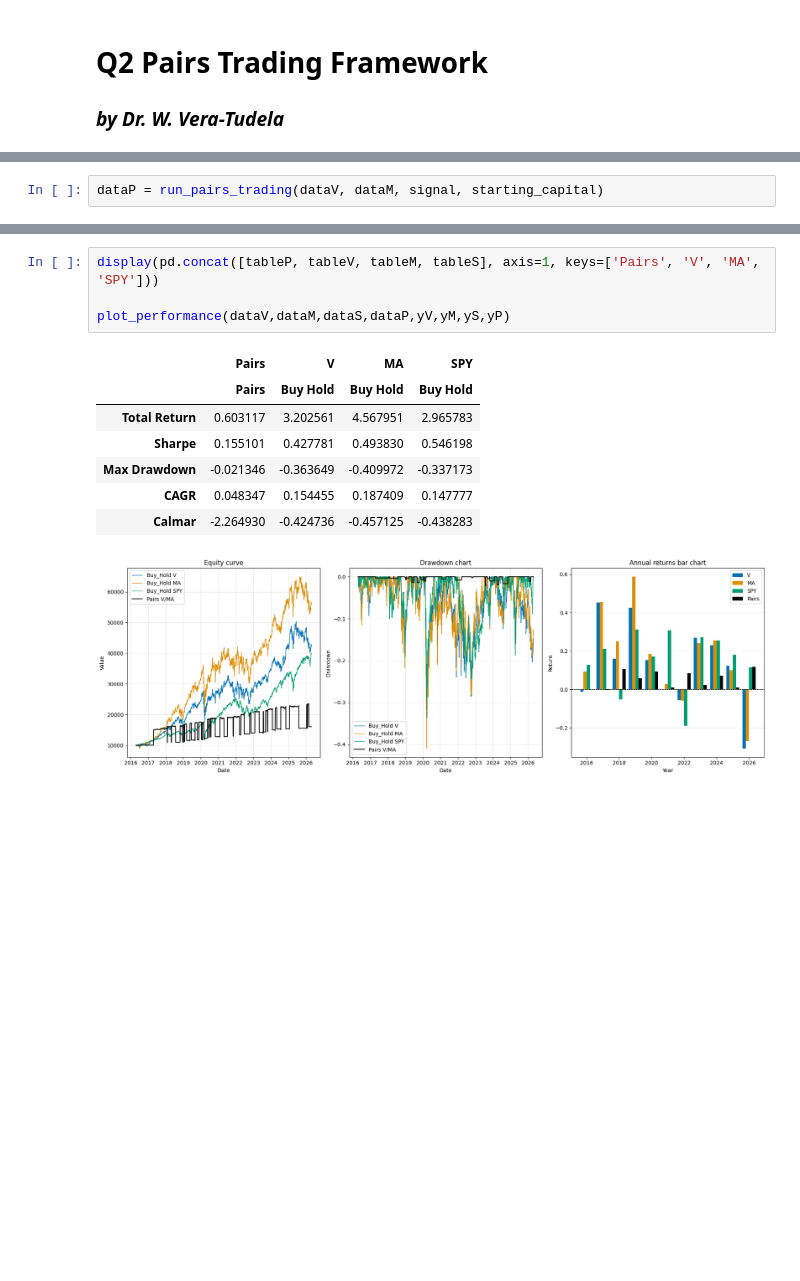
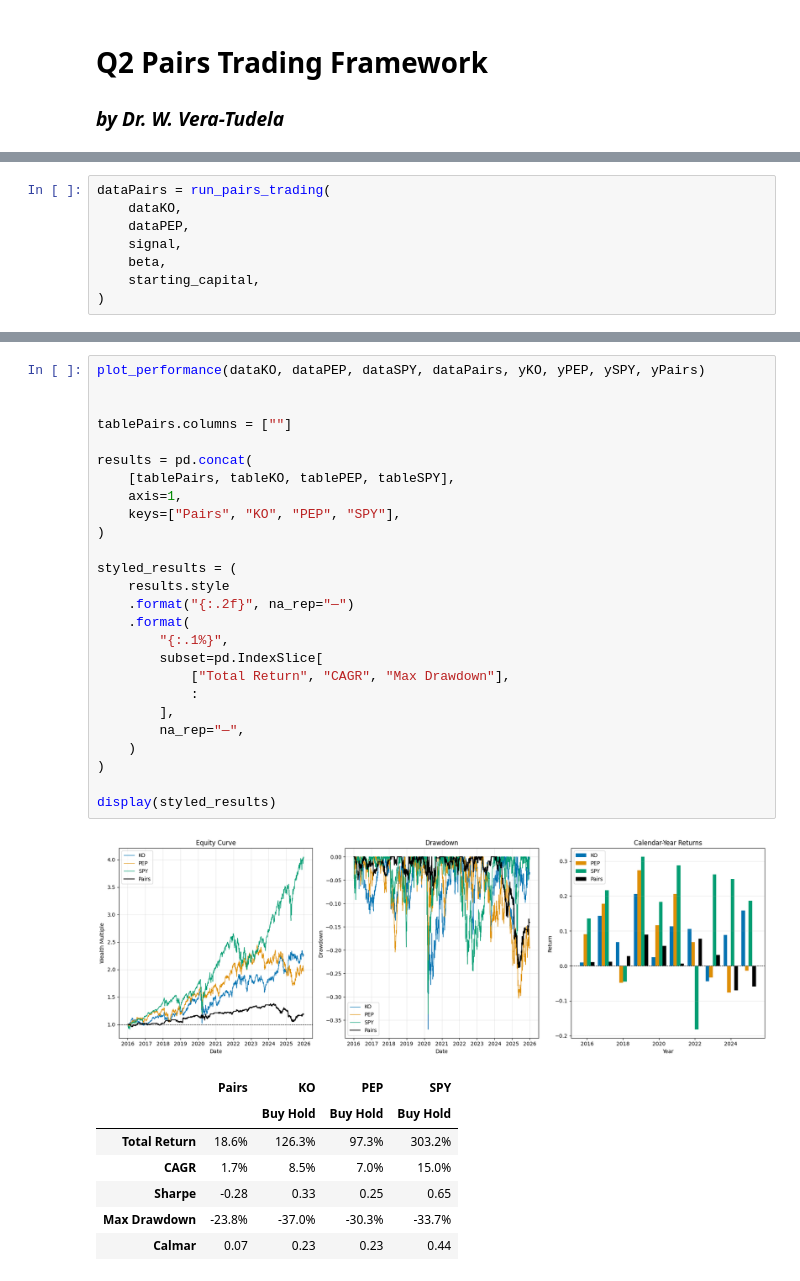
Before and after one commit to wveratudela/quant-research, a Jupyter notebook: Q2_mean_reversion/Q2_notebook.ipynb, the cells around one changed output, grey strips where cells are left out. Drawn from its saved outputs; the diff is of its cells as text; blank space fills up the shorter version.

```diff
--- a/Q2_mean_reversion/Q2_notebook.ipynb
+++ b/Q2_mean_reversion/Q2_notebook.ipynb
@@ -105,3 +225,9 @@ This is done by the function `run_pairs_trading()`.
 # %%
-dataP = run_pairs_trading(dataV, dataM, signal, starting_capital)
+dataPairs = run_pairs_trading(
+    dataKO,
+    dataPEP,
+    signal,
+    beta,
+    starting_capital,
+)
 # %%
@@ -169,16 +348,38 @@ This is done by the function  `plot_performance()`.
 # %%
-display(pd.concat([tableP, tableV, tableM, tableS], axis=1, keys=['Pairs', 'V', 'MA', 'SPY']))
+plot_performance(dataKO, dataPEP, dataSPY, dataPairs, yKO, yPEP, ySPY, yPairs)
 
-plot_performance(dataV,dataM,dataS,dataP,yV,yM,yS,yP)
+
+tablePairs.columns = [""]
+
+results = pd.concat(
+    [tablePairs, tableKO, tablePEP, tableSPY],
+    axis=1,
+    keys=["Pairs", "KO", "PEP", "SPY"],
+)
+
+styled_results = (
+    results.style
+    .format("{:.2f}", na_rep="—")
+    .format(
+        "{:.1%}",
+        subset=pd.IndexSlice[
+            ["Total Return", "CAGR", "Max Drawdown"],
+            :
+        ],
+        na_rep="—",
+    )
+)
+
+display(styled_results)
 # %% [output]
+[figure, new version]
-|  | Pairs | V | MA | SPY |
-|  | Pairs | Buy Hold | Buy Hold | Buy Hold |
-| Total Return | 0.603117 | 3.202561 | 4.567951 | 2.965783 |
-| Sharpe | 0.155101 | 0.427781 | 0.493830 | 0.546198 |
-| Max Drawdown | -0.021346 | -0.363649 | -0.409972 | -0.337173 |
-| CAGR | 0.048347 | 0.154455 | 0.187409 | 0.147777 |
-| Calmar | -2.264930 | -0.424736 | -0.457125 | -0.438283 |
+|  | Pairs | KO | PEP | SPY |
+|  |  | Buy Hold | Buy Hold | Buy Hold |
+| Total Return | 18.6% | 126.3% | 97.3% | 303.2% |
+| CAGR | 1.7% | 8.5% | 7.0% | 15.0% |
+| Sharpe | -0.28 | 0.33 | 0.25 | 0.65 |
+| Max Drawdown | -23.8% | -37.0% | -30.3% | -33.7% |
+| Calmar | 0.07 | 0.23 | 0.23 | 0.44 |
-[figure, old version]
 # %% [markdown]
 ## 7. Conclusions
 
```
Also changed, not shown: parts of 14 cells of this notebook, 24 other files.
